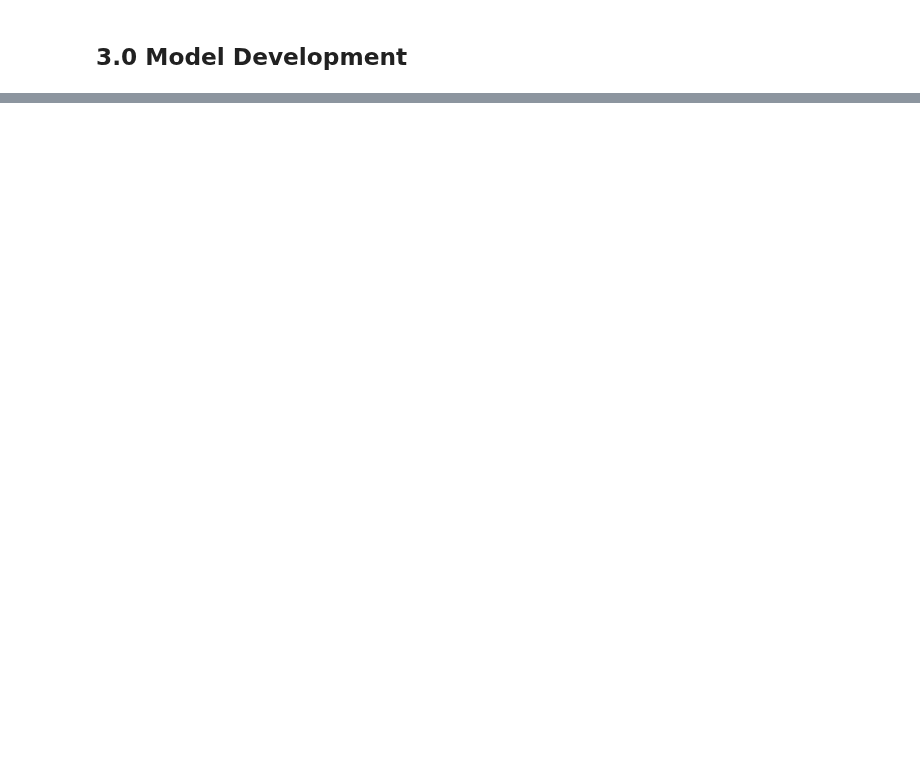
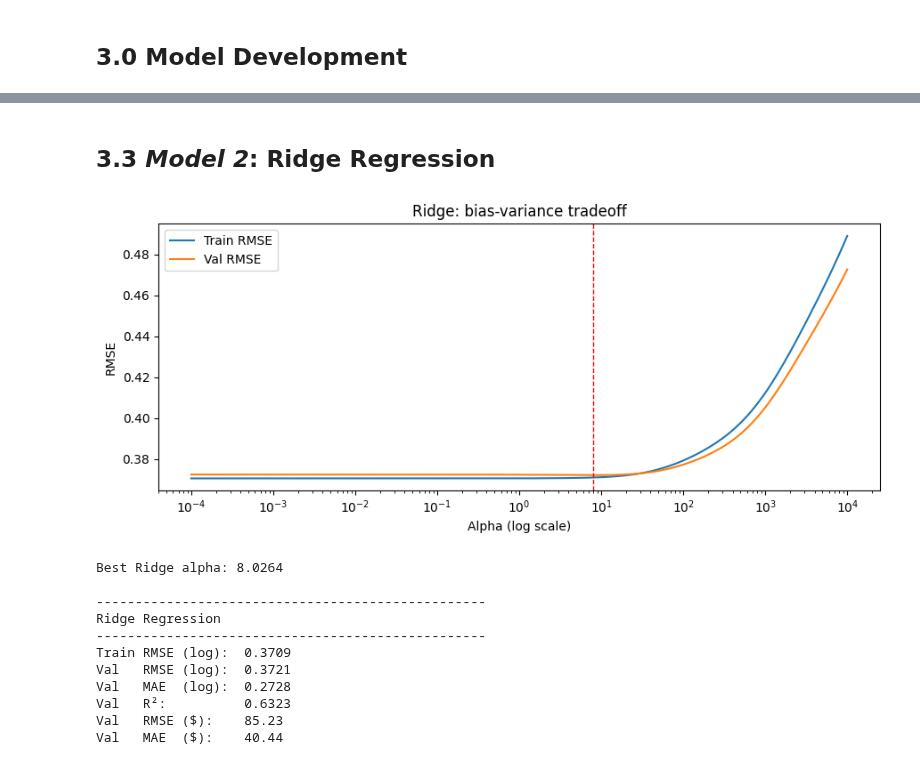
Before and after one commit to wadamiru/manual-ml, a Jupyter notebook: projects/regression/notebooks/project_airbnb.ipynb, the cells around one changed output, grey strips where cells are left out. Drawn from its saved outputs; the diff is of its cells as text; code cells hidden in the pictures; blank space fills up the shorter version.

```diff
--- a/projects/regression/notebooks/project_airbnb.ipynb
+++ b/projects/regression/notebooks/project_airbnb.ipynb
@@ -325,0 +367,6 @@ Train: (6864, 41), Val: (1716, 41), Test: (8585, 41)
+# %%
+lr = LinearRegression()
+lr.fit(X_train, y_train)
+
+results.append(evaluate_model('Baseline Linear Regression', lr,
+                               X_train, X_val, y_train, y_val))
@@ -325,0 +389,47 @@ Train: (6864, 41), Val: (1716, 41), Test: (8585, 41)
+# %% [markdown]
+## 3.3 *Model 2*: Ridge Regression
+# %%
+# Hyperparameter sweep on log scale
+alphas = np.logspace(-4, 4, 200)
+ridge_train_rmse, ridge_val_rmse = [], []
+
+for alpha in alphas:
+    ridge = Ridge(alpha=alpha)
+    ridge.fit(X_train, y_train)
+    ridge_train_rmse.append(np.sqrt(mean_squared_error(y_train, ridge.predict(X_train))))
+    ridge_val_rmse.append(np.sqrt(mean_squared_error(y_val, ridge.predict(X_val))))
+
+# bias-variance tradeoff
+plt.figure(figsize=(9, 4))
+plt.semilogx(alphas, ridge_train_rmse, label='Train RMSE', linewidth=1.5)
+plt.semilogx(alphas, ridge_val_rmse,   label='Val RMSE',   linewidth=1.5)
+plt.xlabel('Alpha (log scale)')
+plt.ylabel('RMSE')
+plt.title('Ridge: bias-variance tradeoff')
+plt.legend()
+plt.axvline(alphas[np.argmin(ridge_val_rmse)], color='red',
+            linestyle='--', linewidth=1, label=f'Best alpha')
+plt.tight_layout()
+plt.show()
+
+# fit final Ridge with best alpha
+best_alpha_ridge = alphas[np.argmin(ridge_val_rmse)]
+print(f"Best Ridge alpha: {best_alpha_ridge:.4f}")
+
+ridge_best = Ridge(alpha=best_alpha_ridge)
+ridge_best.fit(X_train, y_train)
+results.append(evaluate_model('Ridge Regression', ridge_best,
+                               X_train, X_val, y_train, y_val))
+# %% [output]
+[figure, added]
+Best Ridge alpha: 8.0264
+
+--------------------------------------------------
+Ridge Regression
+--------------------------------------------------
+Train RMSE (log):  0.3709
+Val   RMSE (log):  0.3721
+Val   MAE  (log):  0.2728
+Val   R²:          0.6323
+Val   RMSE ($):    85.23
+Val   MAE  ($):    40.44
```
Also changed, not shown: parts of 33 cells of this notebook, 1 other file.
